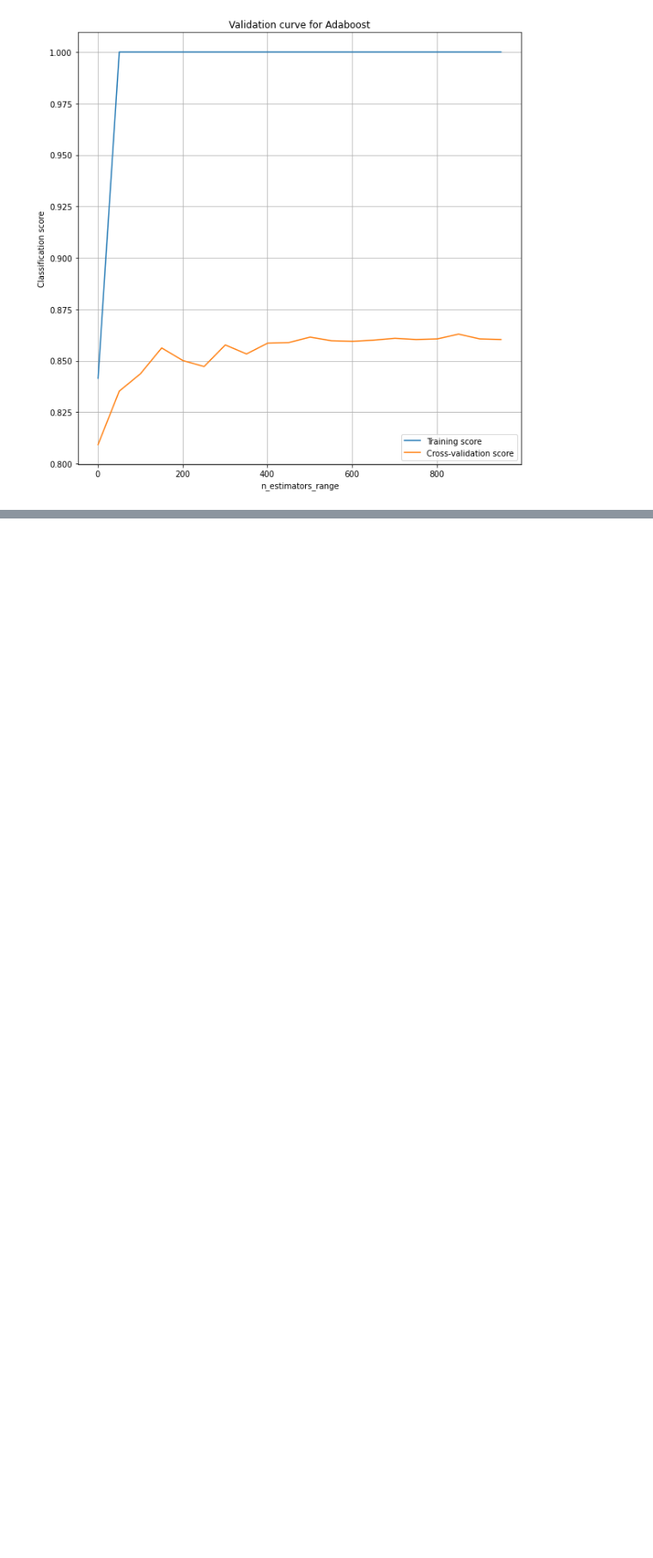
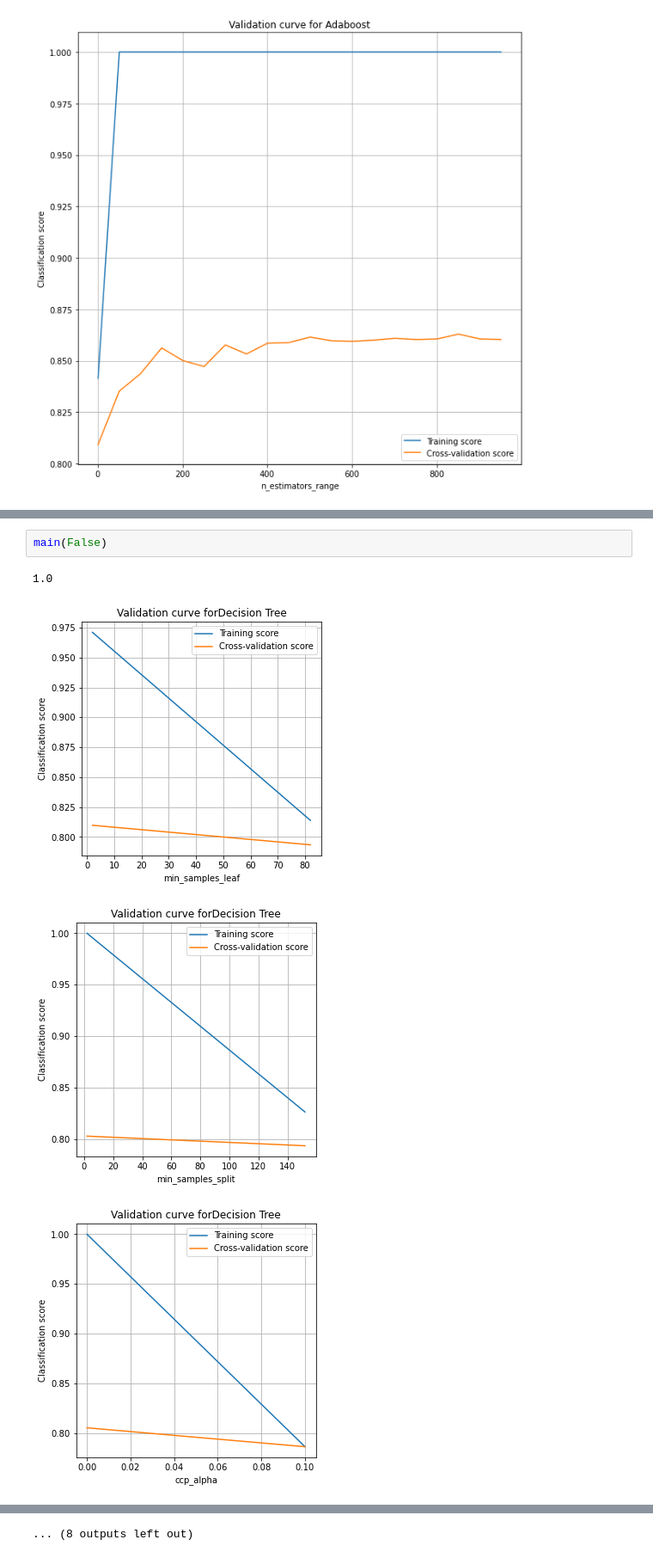
Before and after one commit to asif-rehan/CS7641-Machine-Learning, a Jupyter notebook: supervised_learning/src/Wine Quality.ipynb, the cells around one changed output, grey strips where cells are left out. Shown at 86% size. Cells and saved outputs as stored; diff of their text form; blank space fills up the shorter version.

```diff
--- a/supervised_learning/src/Wine Quality.ipynb
+++ b/supervised_learning/src/Wine Quality.ipynb
@@ -761,0 +1242,7 @@ plt.show()
+# %%
+main(False)
+# %% [output]
+1.0
+[figure, added]
+[figure, added]
+[figure, added]
@@ -761,0 +1277 @@ plt.show()
+... (8 outputs left out)
```
Also changed, not shown: parts of 14 cells of this notebook, 1 other file.
